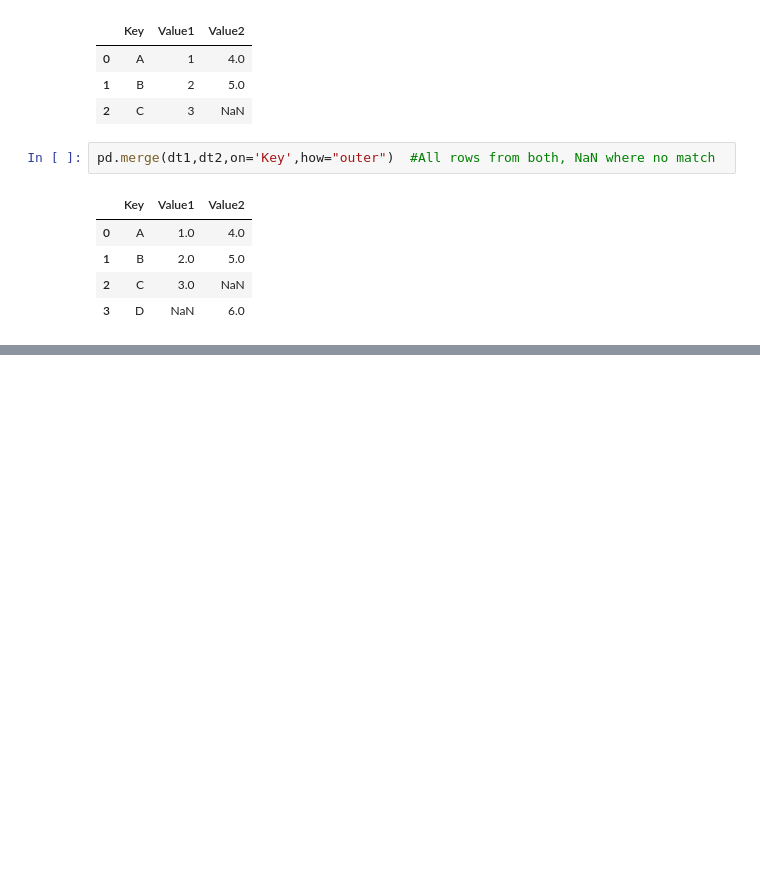
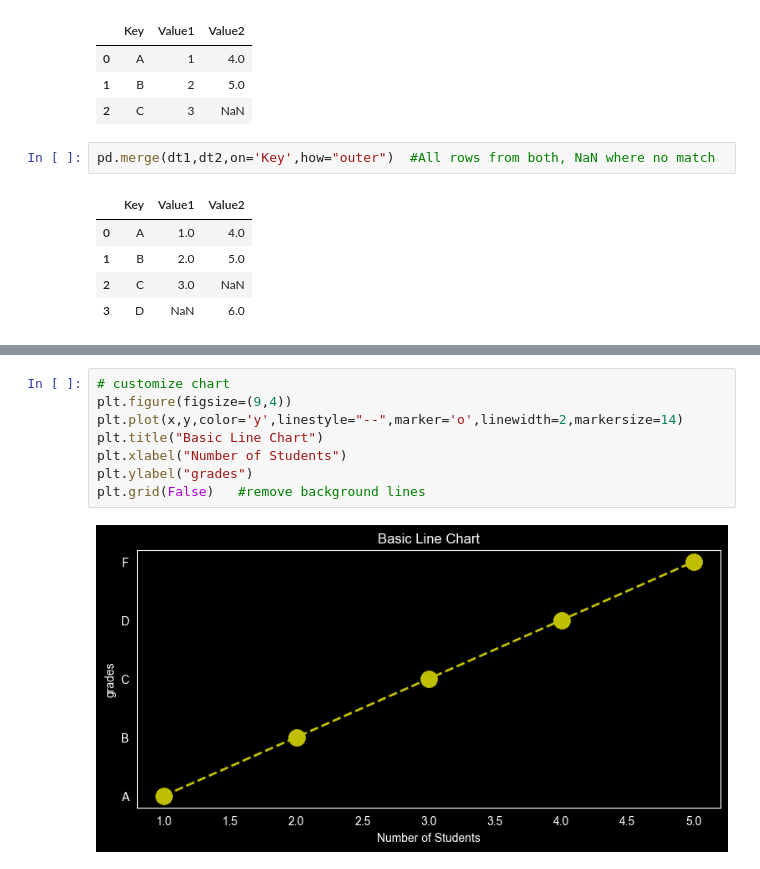
Before and after one commit to huzaifawaheed10/LIBRARIES_IN_PYTHON, a Jupyter notebook: LIBRARIES FOR DATA ANALYSIS.ipynb, the cells around one changed output, grey strips where cells are left out. Saved outputs shown, nothing was run; the diff lists cells and outputs as text; blank space fills up the shorter version.

```diff
--- a/LIBRARIES FOR DATA ANALYSIS.ipynb
+++ b/LIBRARIES FOR DATA ANALYSIS.ipynb
@@ -1445,0 +1650,10 @@ pd.merge(dt1,dt2,on='Key',how="outer")  #All rows from both, NaN where no match
+# %%
+# customize chart
+plt.figure(figsize=(9,4))
+plt.plot(x,y,color='y',linestyle="--",marker='o',linewidth=2,markersize=14)
+plt.title("Basic Line Chart")
+plt.xlabel("Number of Students")
+plt.ylabel("grades")
+plt.grid(False)   #remove background lines
+# %% [output]
+[figure, added]
```
Also changed, not shown: parts of 29 cells of this notebook.
